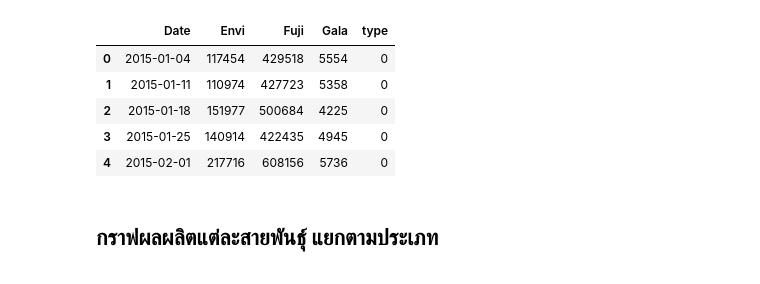
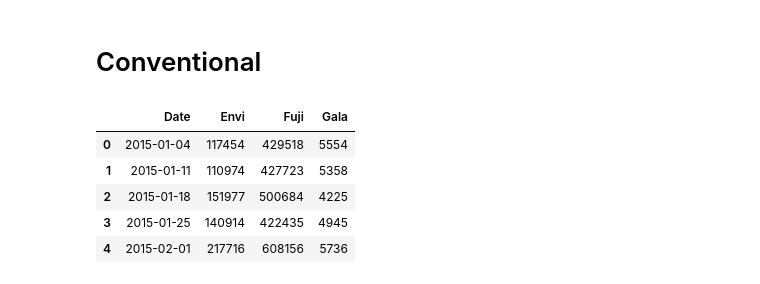
Before and after one commit to xssxx/project-ai, a Jupyter notebook: linear_regression.ipynb, the cells around one changed output. Saved outputs shown, nothing was run; the diff lists cells and outputs as text; code cells hidden in the pictures.

```diff
--- a/linear_regression.ipynb
+++ b/linear_regression.ipynb
@@ -8,12 +62,12 @@ import seaborn as sns
+# %% [markdown]
+# Conventional
 # %%
-df = pd.read_csv('Brazil.csv')
-df.head()
+df_conventional = pd.read_csv('datasets/Conventional.csv')
+df_conventional.head()
 # %% [output]
-|  | Date | Envi | Fuji | Gala | type |
-| 0 | 2015-01-04 | 117454 | 429518 | 5554 | 0 |
-| 1 | 2015-01-11 | 110974 | 427723 | 5358 | 0 |
-| 2 | 2015-01-18 | 151977 | 500684 | 4225 | 0 |
-| 3 | 2015-01-25 | 140914 | 422435 | 4945 | 0 |
-| 4 | 2015-02-01 | 217716 | 608156 | 5736 | 0 |
+|  | Date | Envi | Fuji | Gala |
+| 0 | 2015-01-04 | 117454 | 429518 | 5554 |
+| 1 | 2015-01-11 | 110974 | 427723 | 5358 |
+| 2 | 2015-01-18 | 151977 | 500684 | 4225 |
+| 3 | 2015-01-25 | 140914 | 422435 | 4945 |
+| 4 | 2015-02-01 | 217716 | 608156 | 5736 |
-# %% [markdown]
-## กราฟผลผลิตแต่ละสายพันธุ์ แยกตามประเภท
```
Also changed, not shown: parts of 28 cells of this notebook, 10 other files.
